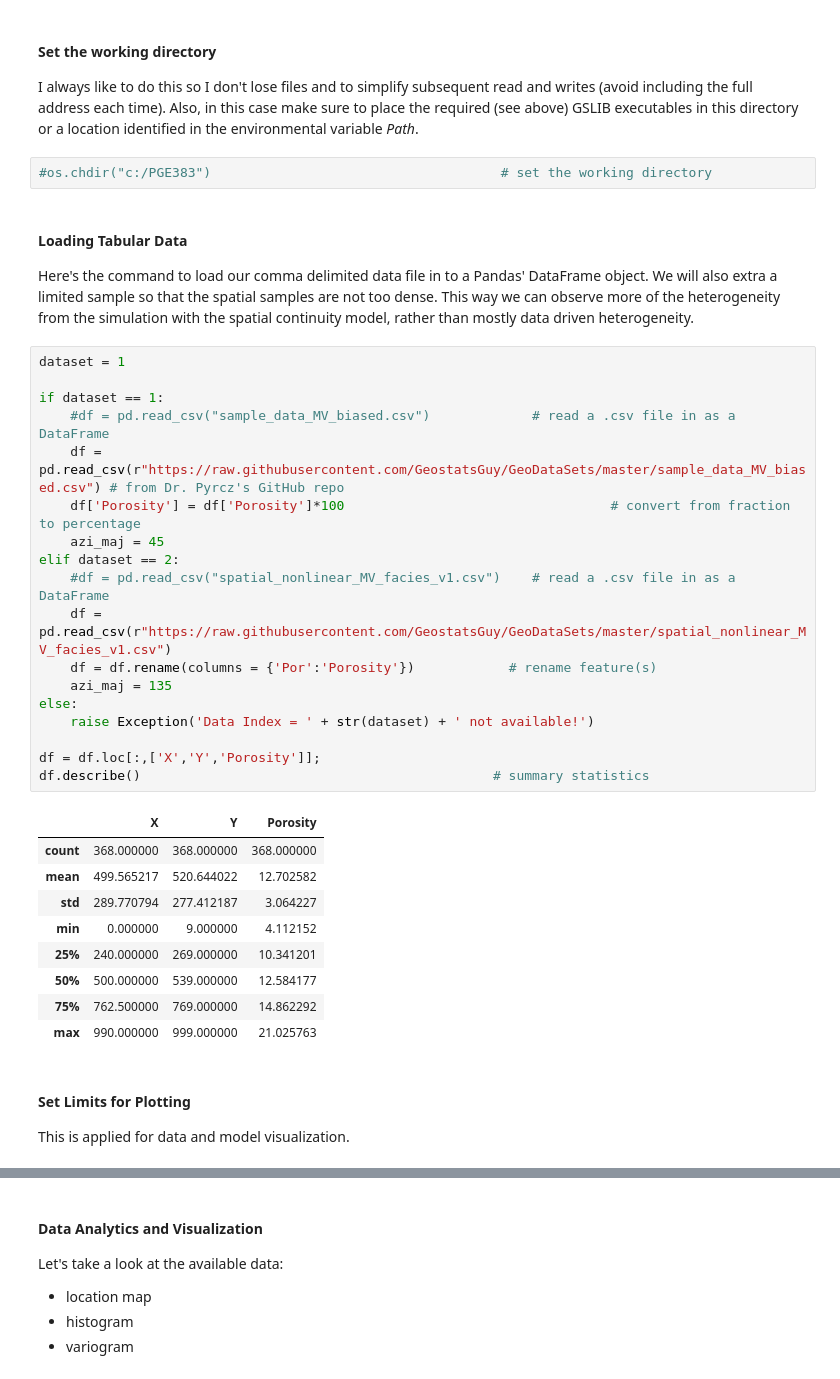
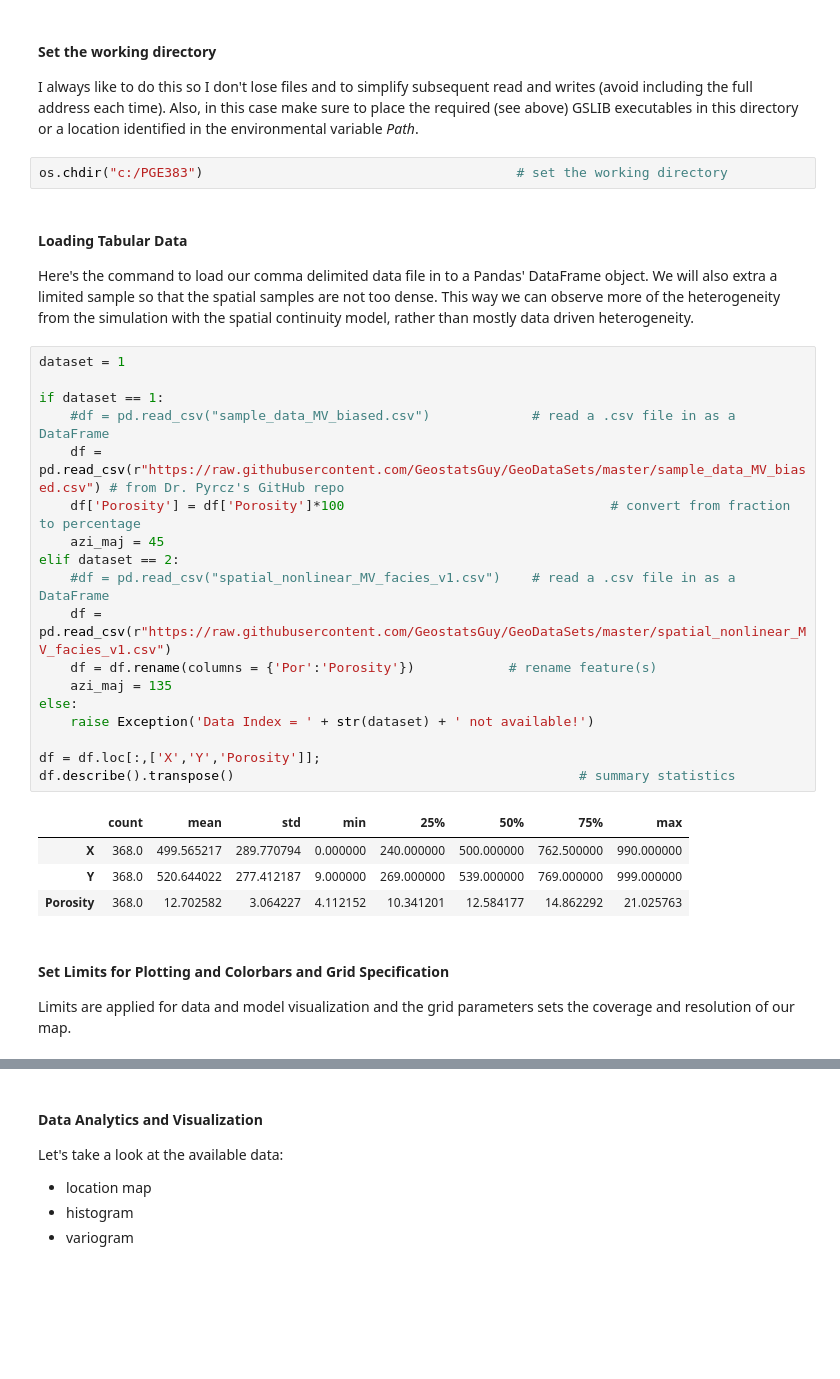
Before and after one commit to GeostatsGuy/GeostatsPyDemos, a Jupyter notebook: GeostatsPy_model_checking.ipynb, the cells around one changed output, grey strips where cells are left out. Drawn from its saved outputs; the diff is of its cells as text; blank space fills up the shorter version.

```diff
--- a/GeostatsPy_model_checking.ipynb
+++ b/GeostatsPy_model_checking.ipynb
@@ -94,7 +102,7 @@ def local_standard_deviation(realizations):               # calculate the local
 
 I always like to do this so I don't lose files and to simplify subsequent read and writes (avoid including the full address each time).  Also, in this case make sure to place the required (see above) GSLIB executables in this directory or a location identified in the environmental variable *Path*.
 # %%
-#os.chdir("c:/PGE383")                                     # set the working directory
+os.chdir("c:/PGE383")                                        # set the working directory
 # %% [markdown]
 #### Loading Tabular Data
 
@@ -102,32 +110,27 @@ Here's the command to load our comma delimited data file in to a Pandas' DataFra
 # %%
 dataset = 1
 
 if dataset == 1:
     #df = pd.read_csv("sample_data_MV_biased.csv")             # read a .csv file in as a DataFrame
     df = pd.read_csv(r"https://raw.githubusercontent.com/GeostatsGuy/GeoDataSets/master/sample_data_MV_biased.csv") # from Dr. Pyrcz's GitHub repo
     df['Porosity'] = df['Porosity']*100                                  # convert from fraction to percentage
     azi_maj = 45
 elif dataset == 2:
     #df = pd.read_csv("spatial_nonlinear_MV_facies_v1.csv")    # read a .csv file in as a DataFrame
     df = pd.read_csv(r"https://raw.githubusercontent.com/GeostatsGuy/GeoDataSets/master/spatial_nonlinear_MV_facies_v1.csv")
     df = df.rename(columns = {'Por':'Porosity'})            # rename feature(s)
     azi_maj = 135
 else:
     raise Exception('Data Index = ' + str(dataset) + ' not available!')
 
 df = df.loc[:,['X','Y','Porosity']];
-df.describe()                                             # summary statistics
+df.describe().transpose()                                            # summary statistics
 # %% [output]
-|  | X | Y | Porosity |
-| count | 368.000000 | 368.000000 | 368.000000 |
-| mean | 499.565217 | 520.644022 | 12.702582 |
-| std | 289.770794 | 277.412187 | 3.064227 |
-| min | 0.000000 | 9.000000 | 4.112152 |
-| 25% | 240.000000 | 269.000000 | 10.341201 |
-| 50% | 500.000000 | 539.000000 | 12.584177 |
-| 75% | 762.500000 | 769.000000 | 14.862292 |
-| max | 990.000000 | 999.000000 | 21.025763 |
+|  | count | mean | std | min | 25% | 50% | 75% | max |
+| X | 368.0 | 499.565217 | 289.770794 | 0.000000 | 240.000000 | 500.000000 | 762.500000 | 990.000000 |
+| Y | 368.0 | 520.644022 | 277.412187 | 9.000000 | 269.000000 | 539.000000 | 769.000000 | 999.000000 |
+| Porosity | 368.0 | 12.702582 | 3.064227 | 4.112152 | 10.341201 | 12.584177 | 14.862292 | 21.025763 |
 # %% [markdown]
-#### Set Limits for Plotting
+#### Set Limits for Plotting and Colorbars and Grid Specification
 
-This is applied for data and model visualization.
+Limits are applied for data and model visualization and the grid parameters sets the coverage and resolution of our map.
```
Also changed, not shown: parts of 22 cells of this notebook, 12 other files.
